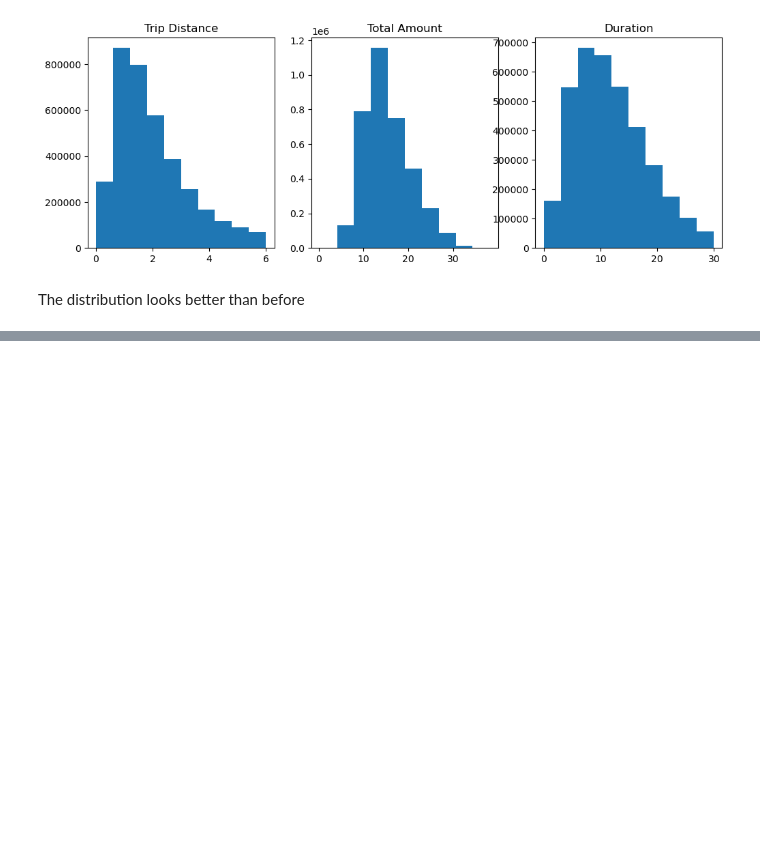
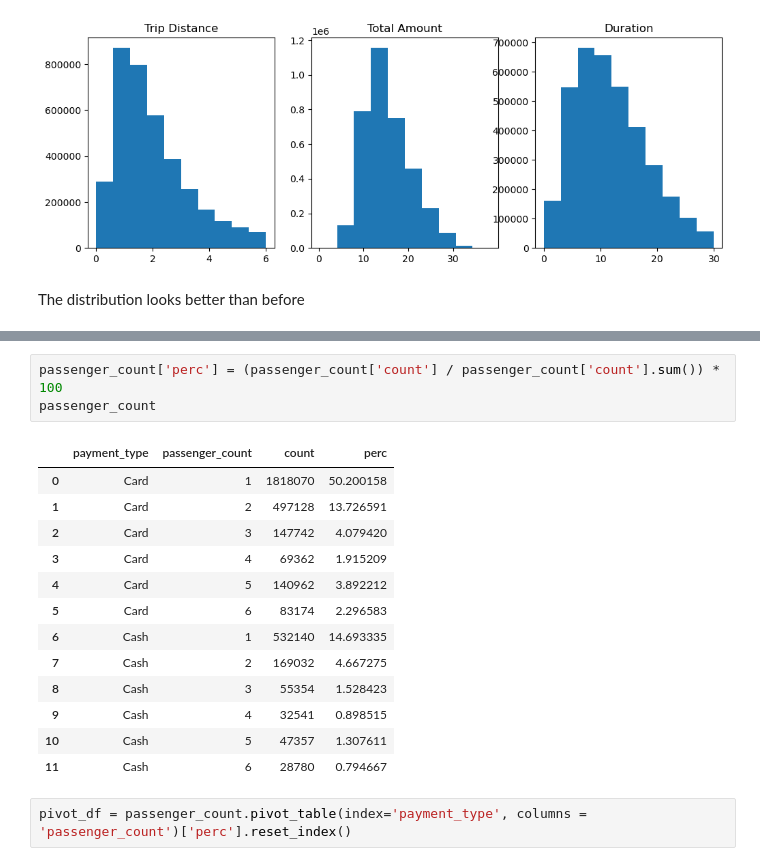
Before and after one commit to sahil095/Maximizing-revenue, a Jupyter notebook: Maximizing Revenue.ipynb, the cells around one changed output, grey strips where cells are left out. Saved outputs shown, nothing was run; the diff lists cells and outputs as text; blank space fills up the shorter version.

```diff
--- a/Maximizing Revenue.ipynb
+++ b/Maximizing Revenue.ipynb
@@ -294,0 +355,19 @@ The distribution looks better than before
+# %%
+passenger_count['perc'] = (passenger_count['count'] / passenger_count['count'].sum()) * 100
+passenger_count
+# %% [output]
+|  | payment_type | passenger_count | count | perc |
+| 0 | Card | 1 | 1818070 | 50.200158 |
+| 1 | Card | 2 | 497128 | 13.726591 |
+| 2 | Card | 3 | 147742 | 4.079420 |
+| 3 | Card | 4 | 69362 | 1.915209 |
+| 4 | Card | 5 | 140962 | 3.892212 |
+| 5 | Card | 6 | 83174 | 2.296583 |
+| 6 | Cash | 1 | 532140 | 14.693335 |
+| 7 | Cash | 2 | 169032 | 4.667275 |
+| 8 | Cash | 3 | 55354 | 1.528423 |
+| 9 | Cash | 4 | 32541 | 0.898515 |
+| 10 | Cash | 5 | 47357 | 1.307611 |
+| 11 | Cash | 6 | 28780 | 0.794667 |
+# %%
+pivot_df = passenger_count.pivot_table(index='payment_type', columns = 'passenger_count')['perc'].reset_index()
```
Also changed, not shown: parts of 10 cells of this notebook.
